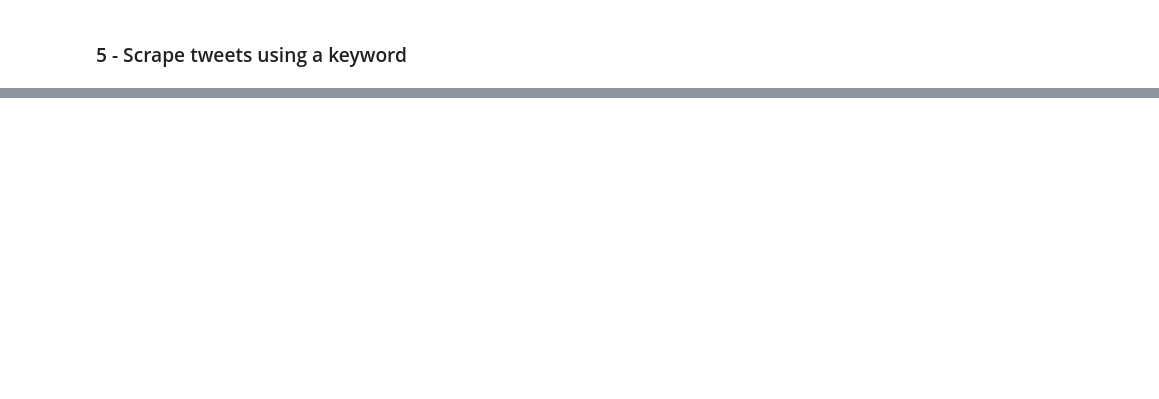
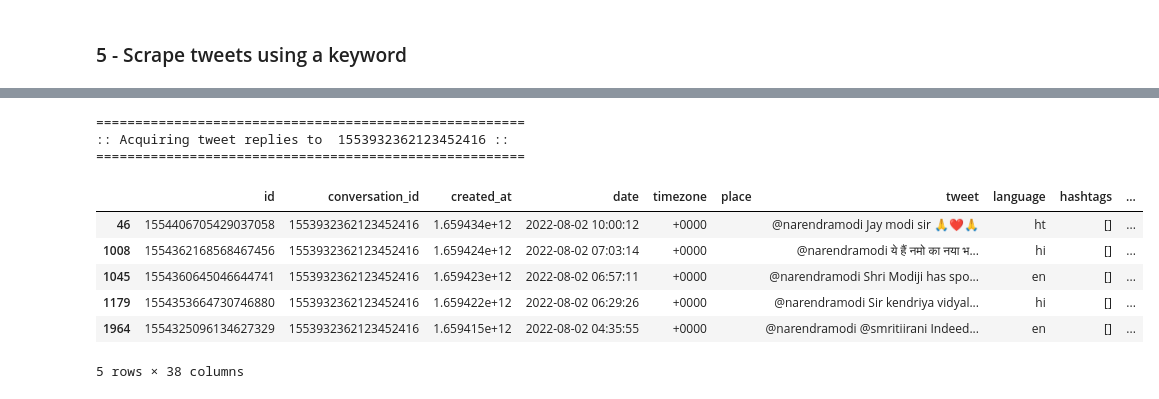
Before and after one commit to SaikatPhys/python-web-scraping, a Jupyter notebook: twitter-scraping-using-twint.ipynb, the cells around one changed output, grey strips where cells are left out. Cells and saved outputs as stored; diff of their text form; code cells hidden in the pictures; blank space fills up the shorter version.

```diff
--- a/twitter-scraping-using-twint.ipynb
+++ b/twitter-scraping-using-twint.ipynb
@@ -193,0 +181,40 @@ result.head()
+# %%
+def get_replies (user_name, conversation_id, num, since_date, until_date):
+    print ("=======================================================")
+    print(":: Acquiring tweet replies to ", conversation_id, "::")
+    print ("=======================================================")
+
+    # configure replies call
+    replies = twint.Config()
+    replies.Since = since_date
+    replies.Until = until_date
+    replies.Limit = num
+    replies.To = user_name
+
+    replies.Store_object =  True
+    replies.User_full = True
+    replies.Profile_full = True
+    replies.Hide_output = True
+
+    replies.Pandas = True
+    twint.run.Search(replies)
+    df = twint.storage.panda.Tweets_df
+
+    df = df [df ['conversation_id'] == conversation_id]
+
+    return pd.DataFrame(df)
+# %%
+replies = get_replies (user_name=username, conversation_id=conversation_id, num=N, since_date=since_date, until_date=until_date)
+
+replies.head()
+# %% [output]
+=======================================================
+:: Acquiring tweet replies to  1553932362123452416 ::
+=======================================================
+|  | id | conversation_id | created_at | date | timezone | place | tweet | language | hashtags | ... |
+| 46 | 1554406705429037058 | 1553932362123452416 | 1.659434e+12 | 2022-08-02 10:00:12 | +0000 |  | @narendramodi Jay modi sir 🙏❤️🙏 | ht | [] | ... |
+| 1008 | 1554362168568467456 | 1553932362123452416 | 1.659424e+12 | 2022-08-02 07:03:14 | +0000 |  | @narendramodi ये हैं नमो का नया भ... | hi | [] | ... |
+| 1045 | 1554360645046644741 | 1553932362123452416 | 1.659423e+12 | 2022-08-02 06:57:11 | +0000 |  | @narendramodi Shri Modiji has spo... | en | [] | ... |
+| 1179 | 1554353664730746880 | 1553932362123452416 | 1.659422e+12 | 2022-08-02 06:29:26 | +0000 |  | @narendramodi Sir kendriya vidyal... | hi | [] | ... |
+| 1964 | 1554325096134627329 | 1553932362123452416 | 1.659415e+12 | 2022-08-02 04:35:55 | +0000 |  | @narendramodi @smritiirani Indeed... | en | [] | ... |
+5 rows × 38 columns
```
Also changed, not shown: parts of 10 cells of this notebook.
